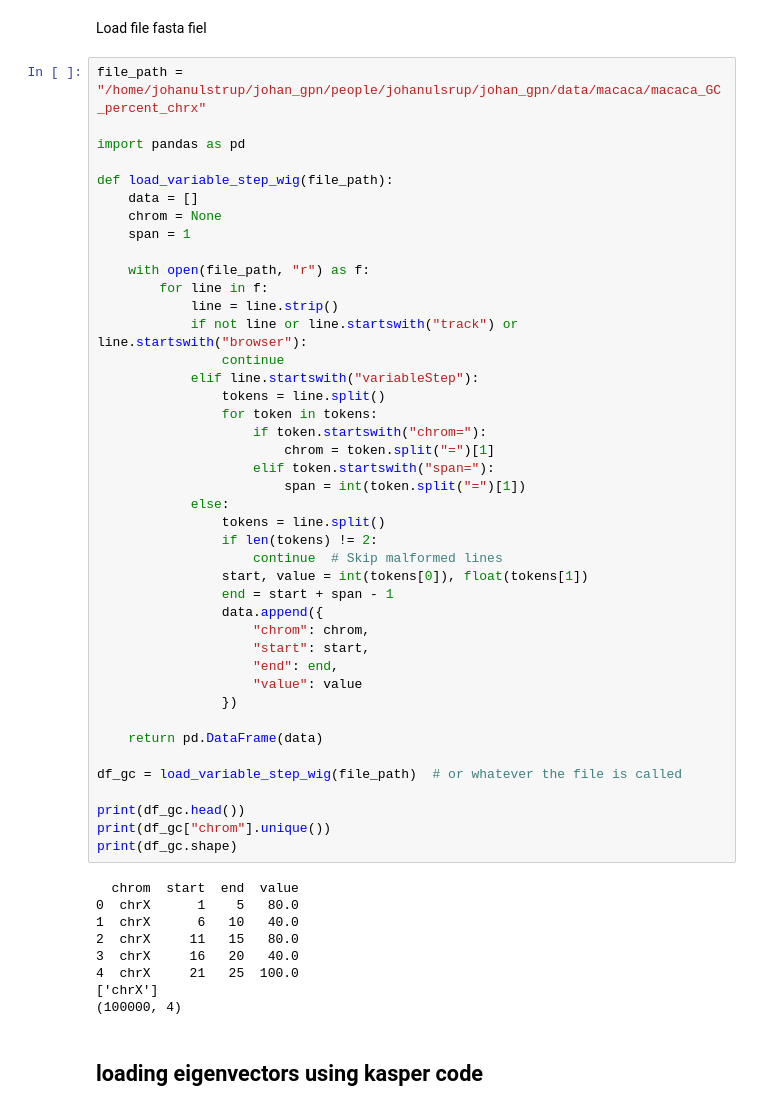
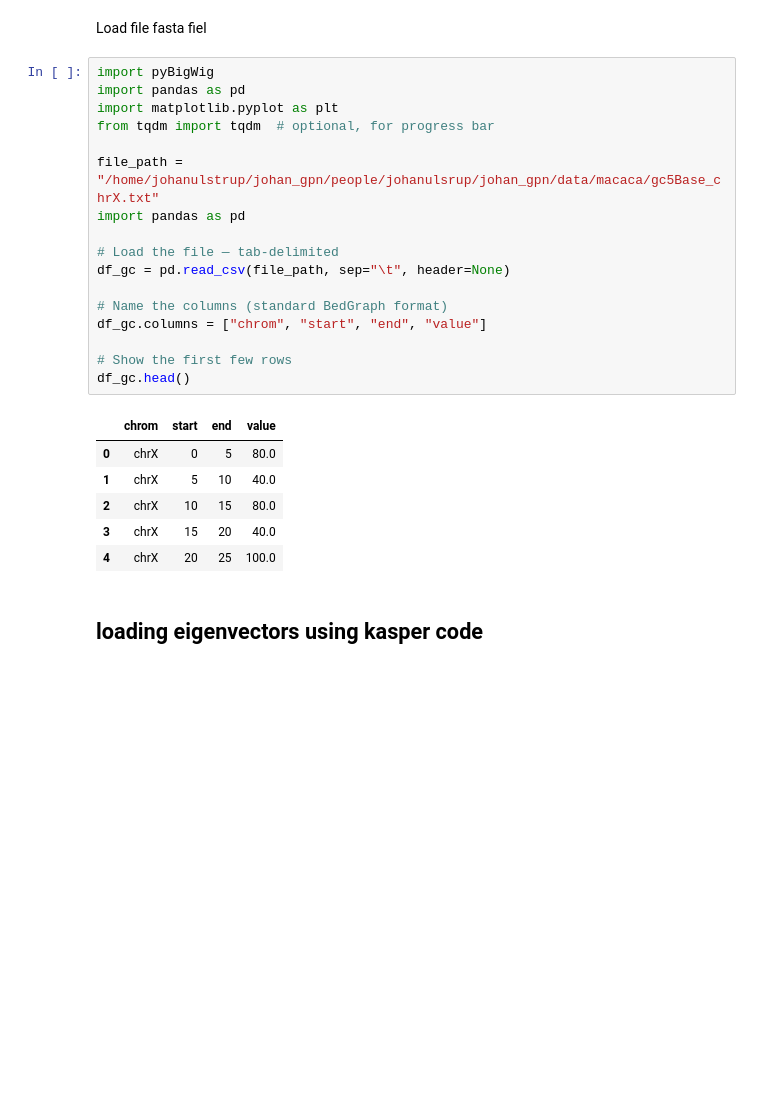
Before and after one commit to munch-group/johan_gpn_v2, a Jupyter notebook: notebooks/04.2 GC content.ipynb, the cells around one changed output. Saved outputs shown, nothing was run; the diff lists cells and outputs as text; blank space fills up the shorter version.

```diff
--- a/notebooks/04.2 GC content.ipynb
+++ b/notebooks/04.2 GC content.ipynb
@@ -10,56 +10,29 @@ import seaborn as sns
 # %% [markdown]
 Load file fasta fiel
 # %%
-file_path = "/home/johanulstrup/johan_gpn/people/johanulsrup/johan_gpn/data/macaca/macaca_GC_percent_chrx"
+import pyBigWig
+import pandas as pd
+import matplotlib.pyplot as plt
+from tqdm import tqdm  # optional, for progress bar
 
+file_path = "/home/johanulstrup/johan_gpn/people/johanulsrup/johan_gpn/data/macaca/gc5Base_chrX.txt"
 import pandas as pd
 
-def load_variable_step_wig(file_path):
-    data = []
-    chrom = None
-    span = 1
+# Load the file — tab-delimited
+df_gc = pd.read_csv(file_path, sep="\t", header=None)
 
-    with open(file_path, "r") as f:
-        for line in f:
-            line = line.strip()
-            if not line or line.startswith("track") or line.startswith("browser"):
-                continue
-            elif line.startswith("variableStep"):
-                tokens = line.split()
-                for token in tokens:
-                    if token.startswith("chrom="):
-                        chrom = token.split("=")[1]
-                    elif token.startswith("span="):
-                        span = int(token.split("=")[1])
-            else:
-                tokens = line.split()
-                if len(tokens) != 2:
-                    continue  # Skip malformed lines
-                start, value = int(tokens[0]), float(tokens[1])
-                end = start + span - 1
-                data.append({
-                    "chrom": chrom,
-                    "start": start,
-                    "end": end,
-                    "value": value
-                })
+# Name the columns (standard BedGraph format)
+df_gc.columns = ["chrom", "start", "end", "value"]
 
-    return pd.DataFrame(data)
-
-df_gc = load_variable_step_wig(file_path)  # or whatever the file is called
-
-print(df_gc.head())
-print(df_gc["chrom"].unique())
-print(df_gc.shape)
+# Show the first few rows
+df_gc.head()
 # %% [output]
-  chrom  start  end  value
-0  chrX      1    5   80.0
-1  chrX      6   10   40.0
-2  chrX     11   15   80.0
-3  chrX     16   20   40.0
-4  chrX     21   25  100.0
-['chrX']
-(100000, 4)
+|  | chrom | start | end | value |
+| 0 | chrX | 0 | 5 | 80.0 |
+| 1 | chrX | 5 | 10 | 40.0 |
+| 2 | chrX | 10 | 15 | 80.0 |
+| 3 | chrX | 15 | 20 | 40.0 |
+| 4 | chrX | 20 | 25 | 100.0 |
 # %% [markdown]
 ## loading eigenvectors using kasper code
 # %%
```
Also changed, not shown: parts of 10 cells of this notebook.
